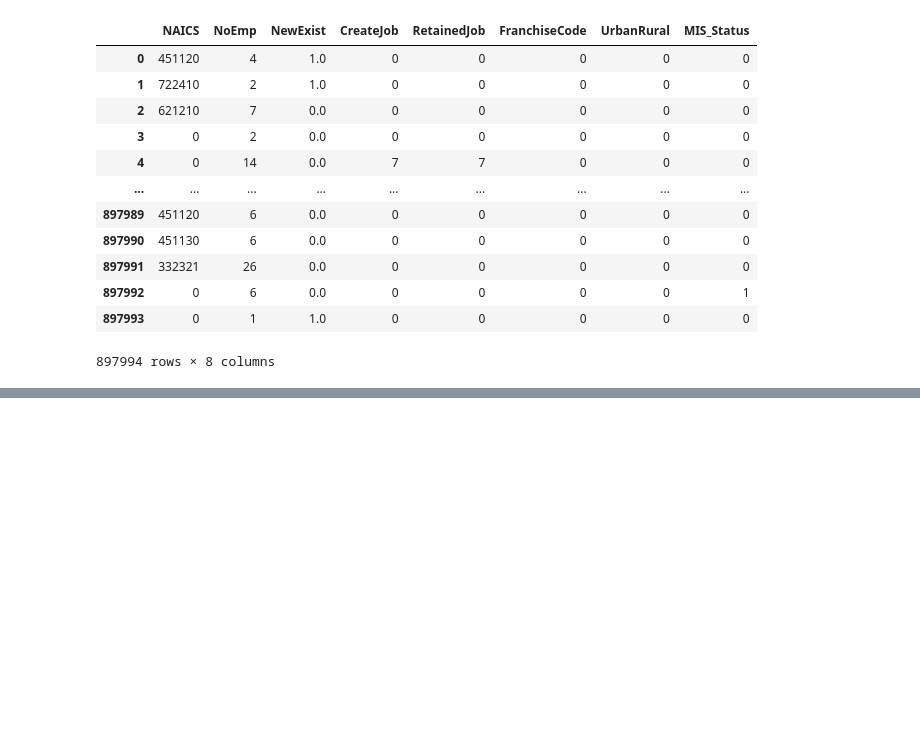
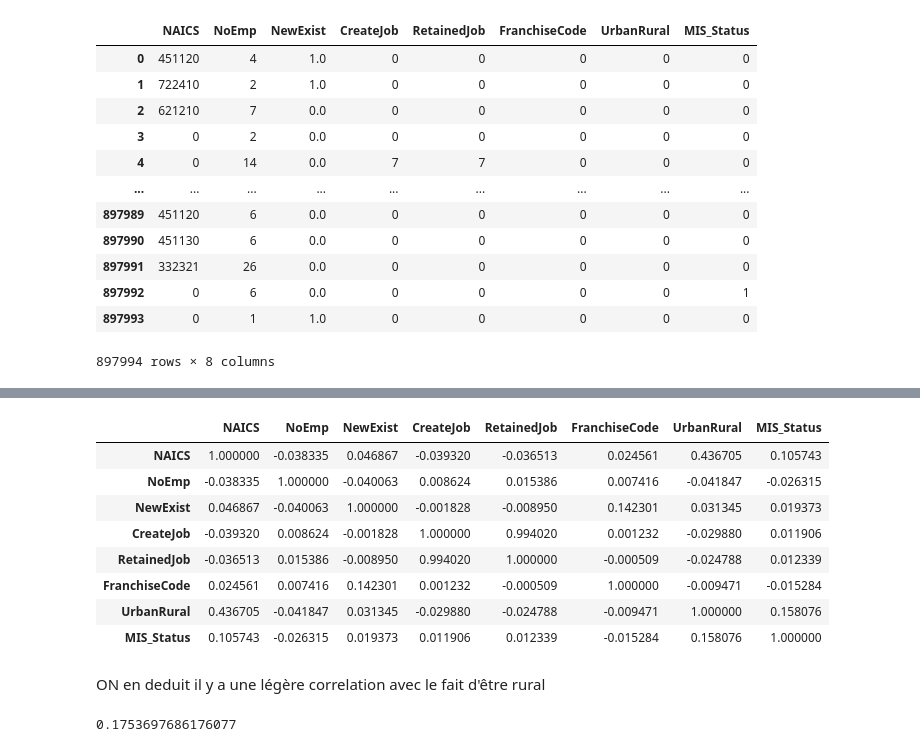
Before and after one commit to Abdellah-R/Projet_Classification, a Jupyter notebook: analyse.ipynb, the cells around one changed output, grey strips where cells are left out. Cells and saved outputs as stored; diff of their text form; code cells hidden in the pictures; blank space fills up the shorter version.

```diff
--- a/analyse.ipynb
+++ b/analyse.ipynb
@@ -44,0 +96,2 @@ df
+# %%
+df = df[df["MIS_Status"]!=2]
@@ -44,0 +107,18 @@ df
+# %%
+df.corr()
+# %% [output]
+|  | NAICS | NoEmp | NewExist | CreateJob | RetainedJob | FranchiseCode | UrbanRural | MIS_Status |
+| NAICS | 1.000000 | -0.038335 | 0.046867 | -0.039320 | -0.036513 | 0.024561 | 0.436705 | 0.105743 |
+| NoEmp | -0.038335 | 1.000000 | -0.040063 | 0.008624 | 0.015386 | 0.007416 | -0.041847 | -0.026315 |
+| NewExist | 0.046867 | -0.040063 | 1.000000 | -0.001828 | -0.008950 | 0.142301 | 0.031345 | 0.019373 |
+| CreateJob | -0.039320 | 0.008624 | -0.001828 | 1.000000 | 0.994020 | 0.001232 | -0.029880 | 0.011906 |
+| RetainedJob | -0.036513 | 0.015386 | -0.008950 | 0.994020 | 1.000000 | -0.000509 | -0.024788 | 0.012339 |
+| FranchiseCode | 0.024561 | 0.007416 | 0.142301 | 0.001232 | -0.000509 | 1.000000 | -0.009471 | -0.015284 |
+| UrbanRural | 0.436705 | -0.041847 | 0.031345 | -0.029880 | -0.024788 | -0.009471 | 1.000000 | 0.158076 |
+| MIS_Status | 0.105743 | -0.026315 | 0.019373 | 0.011906 | 0.012339 | -0.015284 | 0.158076 | 1.000000 |
+# %% [markdown]
+ON en deduit il y a une légère correlation avec le fait d'être rural
+# %%
+df.MIS_Status.sum()/total
+# %% [output]
+0.1753697686176077
```
Also changed, not shown: parts of 13 cells of this notebook, 1 other file.
